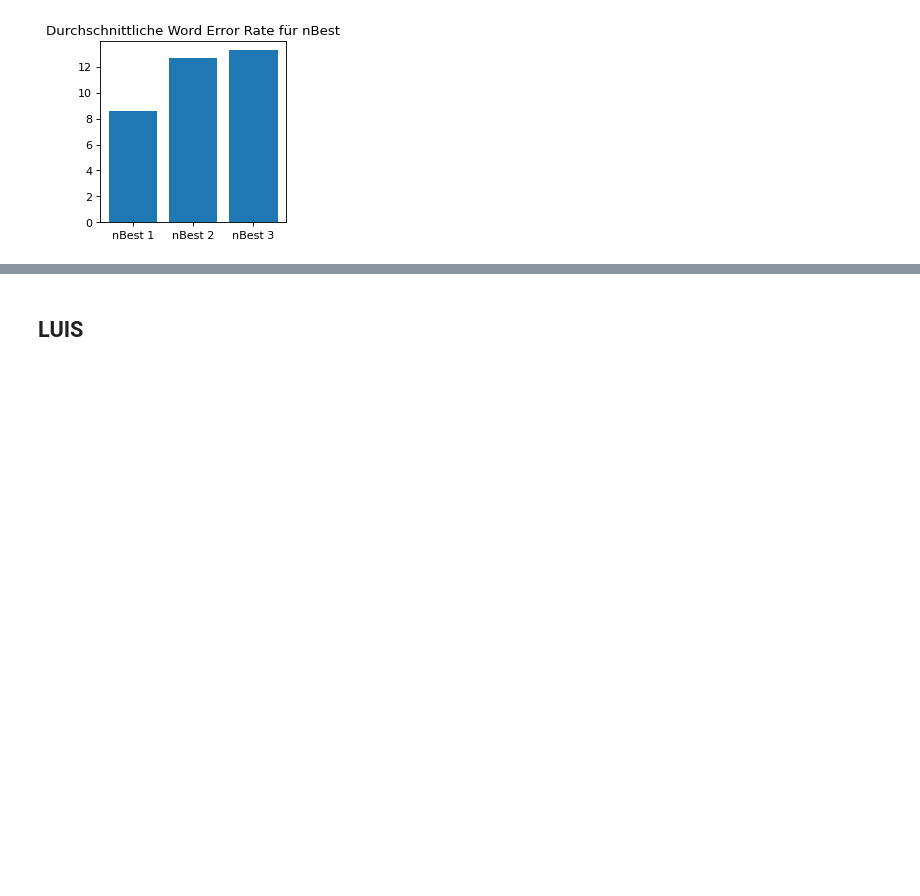
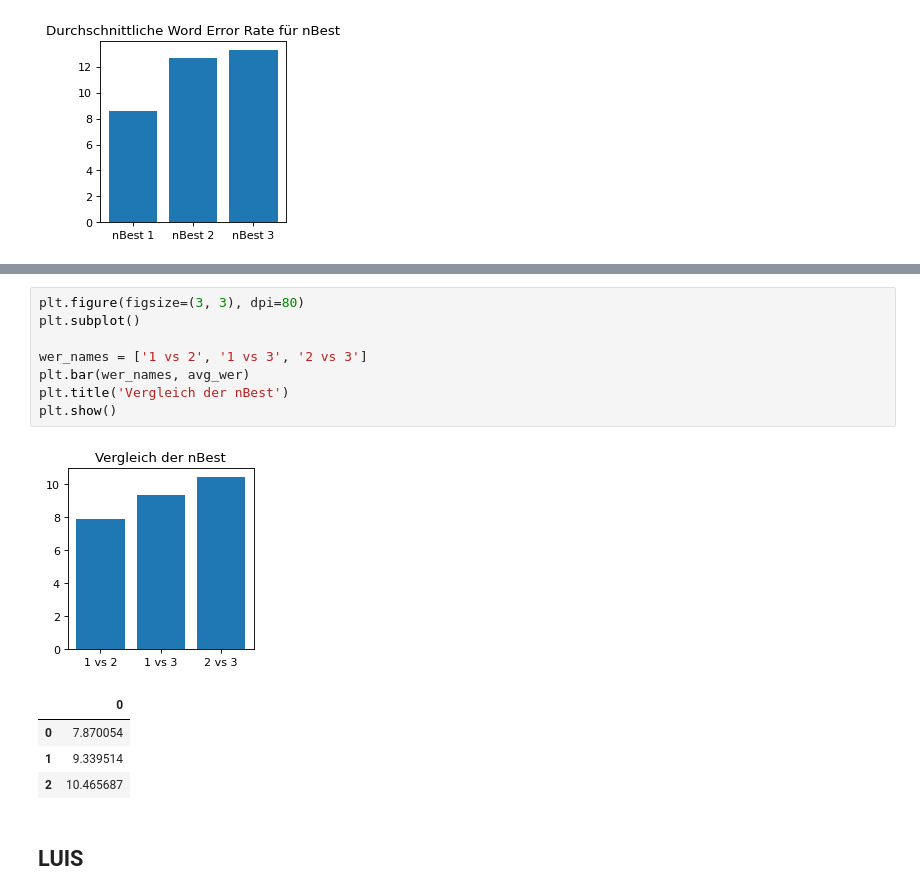
Before and after one commit to vettaioa/FluLoS-Code, a Jupyter notebook: calculation/context/ContextErrorRate.ipynb, the cells around one changed output, grey strips where cells are left out. Drawn from its saved outputs; the diff is of its cells as text; blank space fills up the shorter version.

```diff
--- a/calculation/context/ContextErrorRate.ipynb
+++ b/calculation/context/ContextErrorRate.ipynb
@@ -159,3 +194,17 @@ plt.show()
+# %%
+plt.figure(figsize=(3, 3), dpi=80)
+plt.subplot()
+
+wer_names = ['1 vs 2', '1 vs 3', '2 vs 3']
+plt.bar(wer_names, avg_wer)
+plt.title('Vergleich der nBest')
+plt.show()
+# %% [output]
+[figure, added]
+|  | 0 |
+| 0 | 7.870054 |
+| 1 | 9.339514 |
+| 2 | 10.465687 |
 # %% [markdown]
 ## LUIS
 # %%
```
Also changed, not shown: parts of 11 cells of this notebook.
